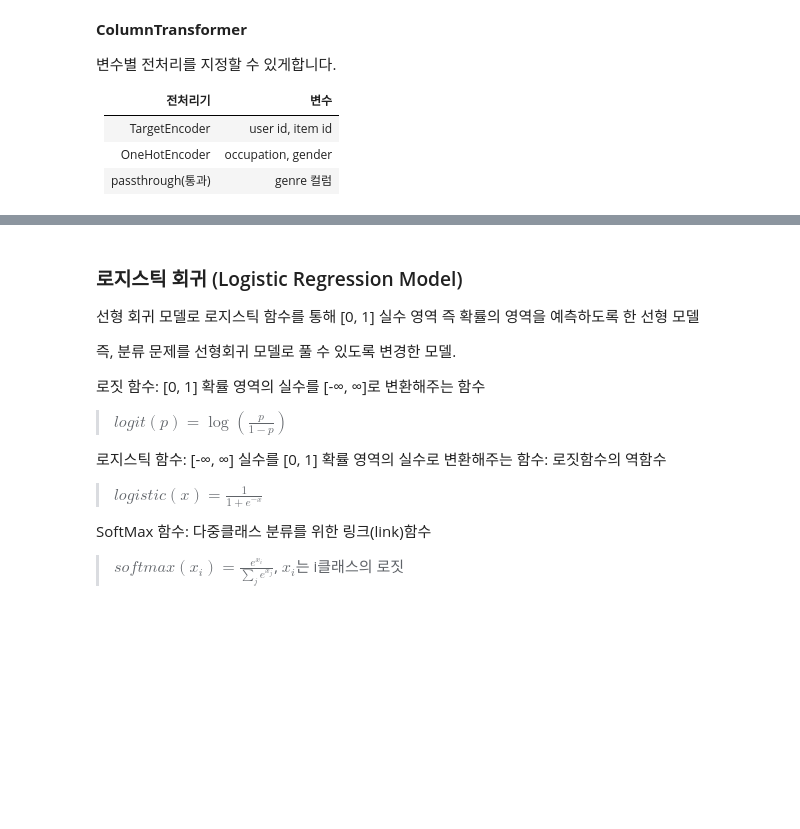
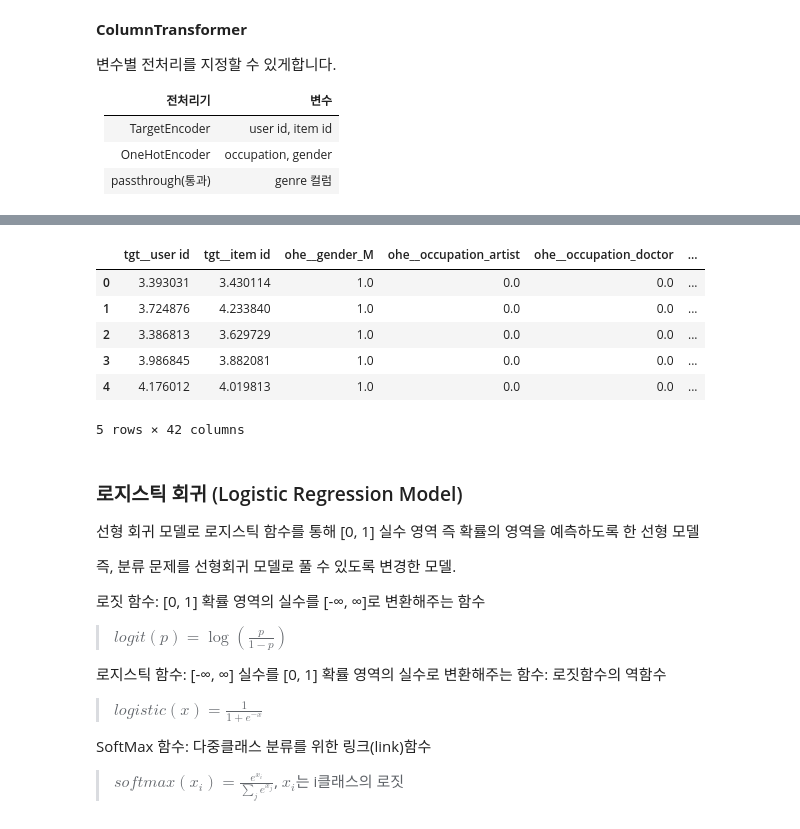
Before and after one commit to sunkusun9/rcmd_2509, a Jupyter notebook: 4.머신 러닝 개론.ipynb, the cells around one changed output, grey strips where cells are left out. Drawn from its saved outputs; the diff is of its cells as text; code cells hidden in the pictures; blank space fills up the shorter version.

```diff
--- a/4.머신 러닝 개론.ipynb
+++ b/4.머신 러닝 개론.ipynb
@@ -1085,16 +1152,24 @@ X_genre
 # %%
 ct = ColumnTransformer([
     # Target Encoder를 통해 user id, item id에 대한 평균으로 인코딩합니다.
-    #TODO-with,
-    #TODO-with, # 직업, 성별은 가변수화 합니다. 선형회귀분석을 사용하므로 다중공선성문제를 피하기 위해 수준 하나를 제외하고 가변수화 합니다.
-    #TODO-with # Genre 여부는 그대로 모델에 전달합니다.
+    ('tgt', TargetEncoder(target_type='continuous'), ['user id', 'item id']),
+    ('ohe', OneHotEncoder(drop='first'), ['gender', 'occupation']), # 직업, 성별은 가변수화 합니다. 선형회귀분석을 사용하므로 다중공선성문제를 피하기 위해 수준 하나를 제외하고 가변수화 합니다.
+    ('pt', 'passthrough', X_genre)  # Genre 여부는 그대로 모델에 전달합니다.
 ])
 X_lr_2 = ['user id', 'item id'] + ['occupation', 'gender'] + X_genre
 # ColumnTransformer의 변환과 출력 결과를 DataFrame으로 정리해봅니다.
 ct.fit(df_train_2[X_lr_2], df_train_2['rating'])
 pd.DataFrame(
     ct.transform(df_train_2[X_lr_2]), columns = ct.get_feature_names_out()
 ).head()
+# %% [output]
+|  | tgt__user id | tgt__item id | ohe__gender_M | ohe__occupation_artist | ohe__occupation_doctor | ... |
+| 0 | 3.393031 | 3.430114 | 1.0 | 0.0 | 0.0 | ... |
+| 1 | 3.724876 | 4.233840 | 1.0 | 0.0 | 0.0 | ... |
+| 2 | 3.386813 | 3.629729 | 1.0 | 0.0 | 0.0 | ... |
+| 3 | 3.986845 | 3.882081 | 1.0 | 0.0 | 0.0 | ... |
+| 4 | 4.176012 | 4.019813 | 1.0 | 0.0 | 0.0 | ... |
+5 rows × 42 columns
 # %%
 # ColumnTransformer -변수별 인코딩 방법을 달리 구성하여 처리 단계를 만듭니다.
 ct = ColumnTransformer([
```
Also changed, not shown: parts of 5 cells of this notebook.
